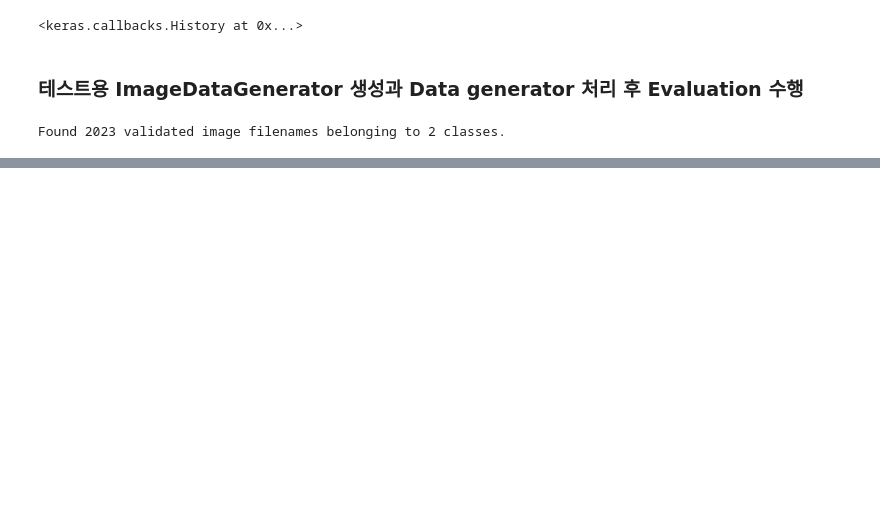
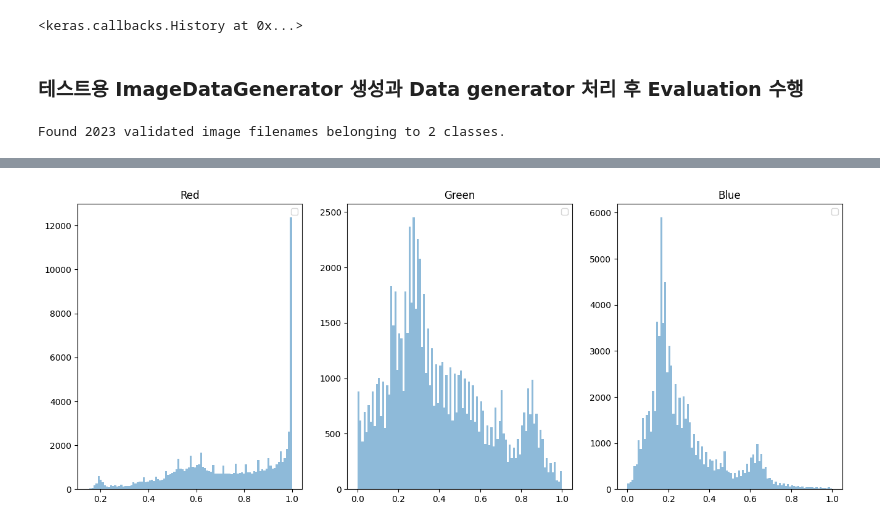
Before and after one commit to jiansim03/CNN, a Jupyter notebook: catdog_gen.ipynb, the cells around one changed output, grey strips where cells are left out. Cells and saved outputs as stored; diff of their text form; code cells hidden in the pictures; blank space fills up the shorter version.

```diff
--- a/catdog_gen.ipynb
+++ b/catdog_gen.ipynb
@@ -689,0 +754,4 @@ model.evaluate(test_flow_gen)
+# %%
+show_pixel_histogram(image/255.0) # 처음에 했던 방식대로 0~1사이 값으로 스케일링 해줄 수도 있다
+# %% [output]
+[figure, added]
```
Also changed, not shown: parts of 14 cells of this notebook.
